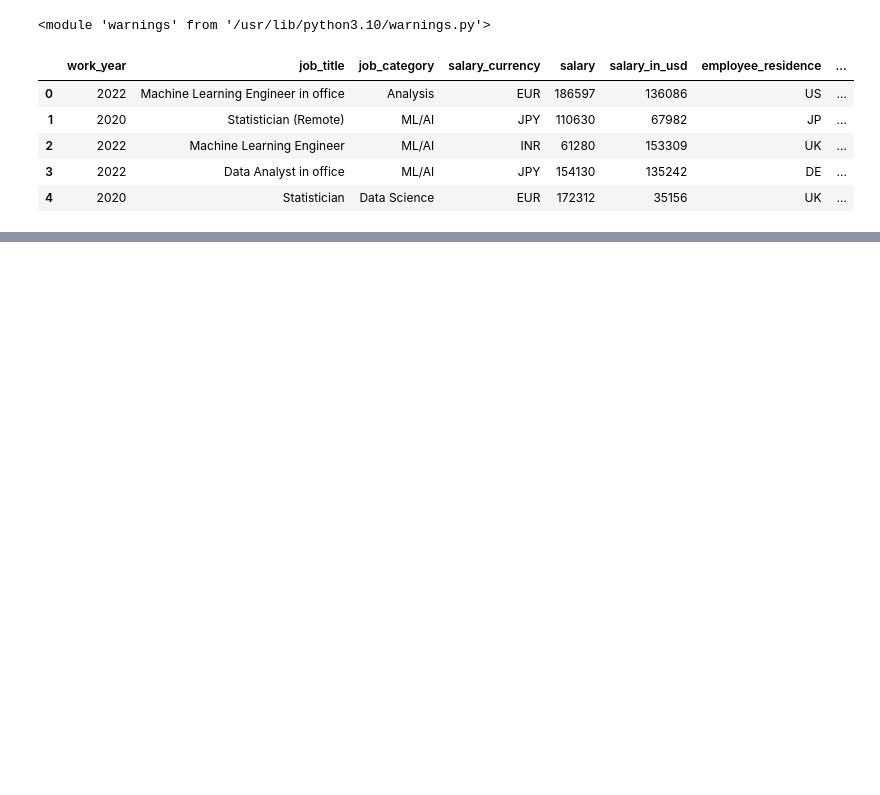
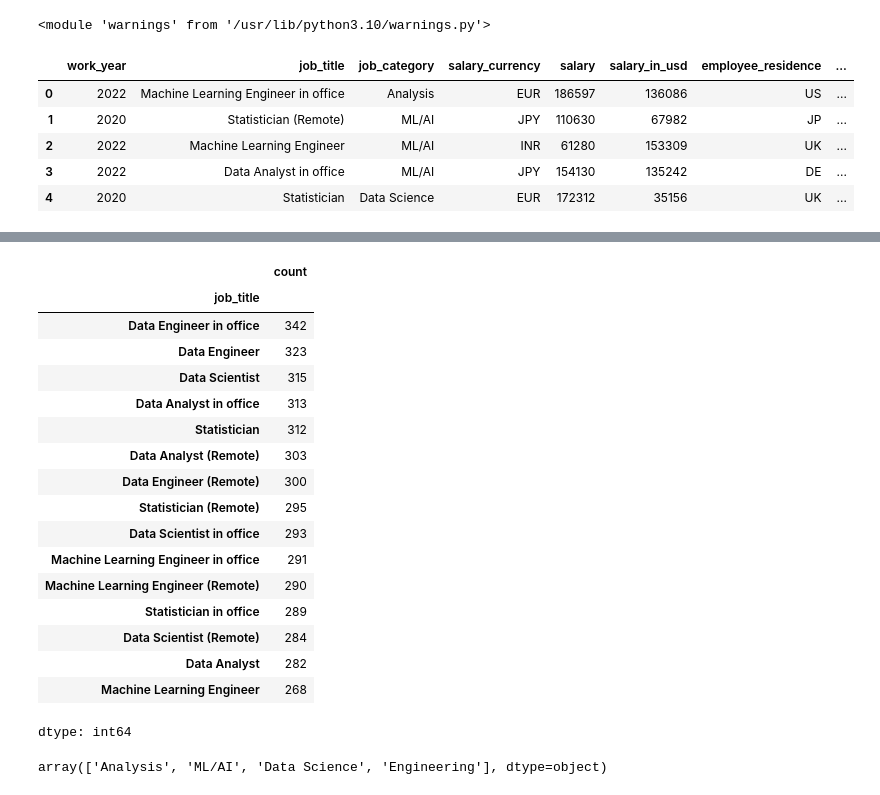
Before and after one commit to ArushiG11/Data-Science-Job-Analysis, a Jupyter notebook: Data_Science_Job_Analysis.ipynb, the cells around one changed output, grey strips where cells are left out. Saved outputs shown, nothing was run; the diff lists cells and outputs as text; code cells hidden in the pictures; blank space fills up the shorter version.

```diff
--- a/Data_Science_Job_Analysis.ipynb
+++ b/Data_Science_Job_Analysis.ipynb
@@ -25,0 +88,25 @@ df.head()  # Display the first few rows
+# %%
+df.job_title.value_counts()
+# %% [output]
+|  | count |
+| job_title |  |
+| Data Engineer in office | 342 |
+| Data Engineer | 323 |
+| Data Scientist | 315 |
+| Data Analyst in office | 313 |
+| Statistician | 312 |
+| Data Analyst (Remote) | 303 |
+| Data Engineer (Remote) | 300 |
+| Statistician (Remote) | 295 |
+| Data Scientist in office | 293 |
+| Machine Learning Engineer in office | 291 |
+| Machine Learning Engineer (Remote) | 290 |
+| Statistician in office | 289 |
+| Data Scientist (Remote) | 284 |
+| Data Analyst | 282 |
+| Machine Learning Engineer | 268 |
+dtype: int64
+# %%
+df.job_category.unique()
+# %% [output]
+array(['Analysis', 'ML/AI', 'Data Science', 'Engineering'], dtype=object)
```
Also changed, not shown: parts of 14 cells of this notebook.
